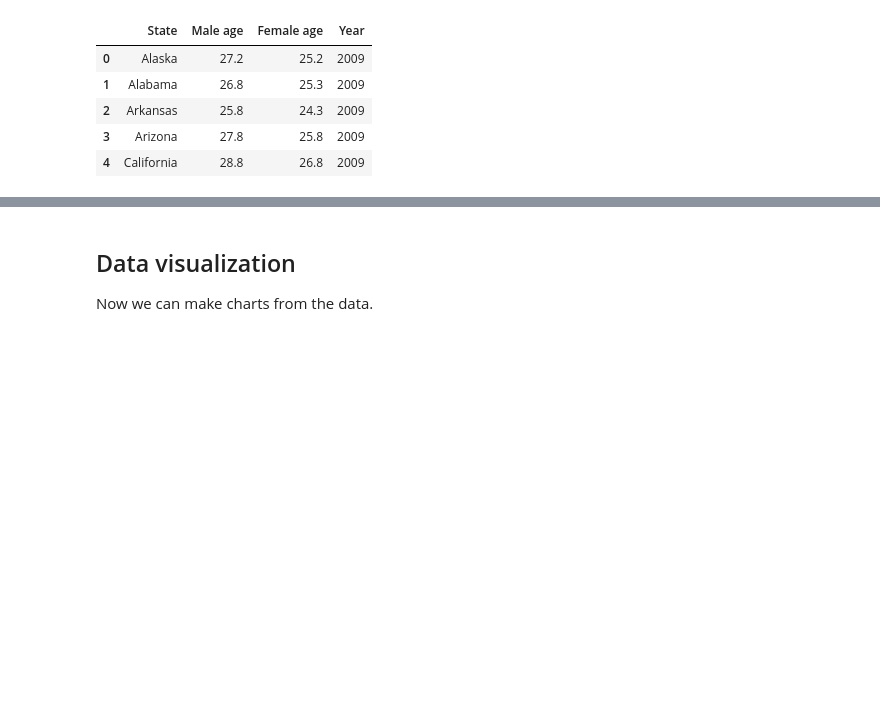
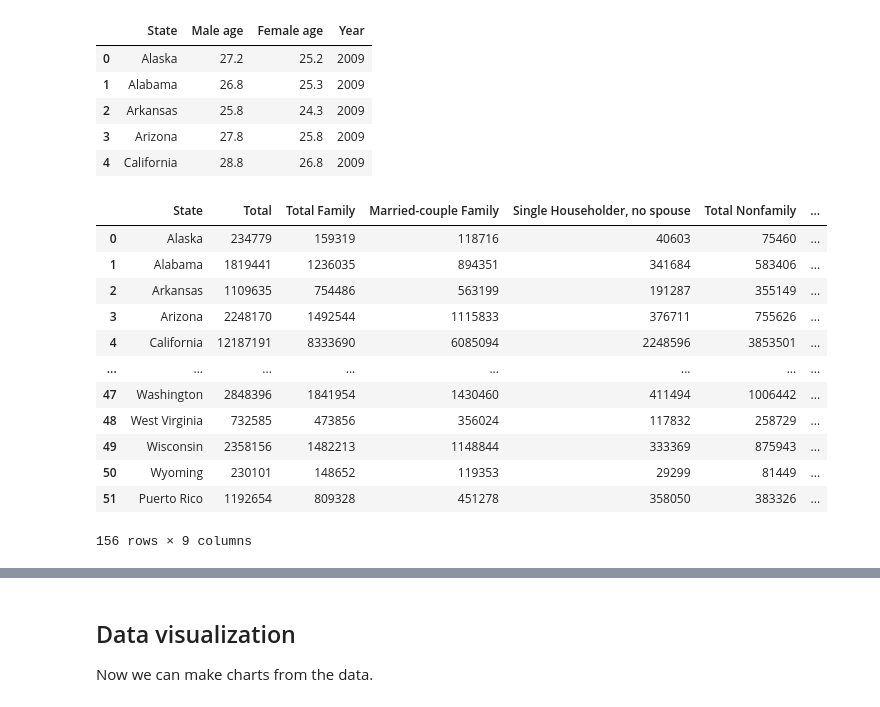
Before and after one commit to asmit-a/pic-16b-project, a Jupyter notebook: mapmaking attempts.ipynb, the cells around one changed output, grey strips where cells are left out. Cells and saved outputs as stored; diff of their text form; code cells hidden in the pictures; blank space fills up the shorter version.

```diff
--- a/mapmaking attempts.ipynb
+++ b/mapmaking attempts.ipynb
@@ -126,4 +126,19 @@ marriage.head()
 # %%
 household_type = get_tables(['B11001_001E', 'B11001_002E','B11001_003E','B11001_004E','B11001_007E','B11001_008E','B11001_009E'],
                             ['Total', 'Total Family','Married-couple Family', 'Single Householder, no spouse','Total Nonfamily','Nonfamily Living Alone','Nonfamily Not Alone'],
                             [2009, 2014, 2019])
+household_type
+# %% [output]
+|  | State | Total | Total Family | Married-couple Family | Single Householder, no spouse | Total Nonfamily | ... |
+| 0 | Alaska | 234779 | 159319 | 118716 | 40603 | 75460 | ... |
+| 1 | Alabama | 1819441 | 1236035 | 894351 | 341684 | 583406 | ... |
+| 2 | Arkansas | 1109635 | 754486 | 563199 | 191287 | 355149 | ... |
+| 3 | Arizona | 2248170 | 1492544 | 1115833 | 376711 | 755626 | ... |
+| 4 | California | 12187191 | 8333690 | 6085094 | 2248596 | 3853501 | ... |
+| ... | ... | ... | ... | ... | ... | ... | ... |
+| 47 | Washington | 2848396 | 1841954 | 1430460 | 411494 | 1006442 | ... |
+| 48 | West Virginia | 732585 | 473856 | 356024 | 117832 | 258729 | ... |
+| 49 | Wisconsin | 2358156 | 1482213 | 1148844 | 333369 | 875943 | ... |
+| 50 | Wyoming | 230101 | 148652 | 119353 | 29299 | 81449 | ... |
+| 51 | Puerto Rico | 1192654 | 809328 | 451278 | 358050 | 383326 | ... |
+156 rows × 9 columns
```
Also changed, not shown: parts of 34 cells of this notebook, 10 other files.
